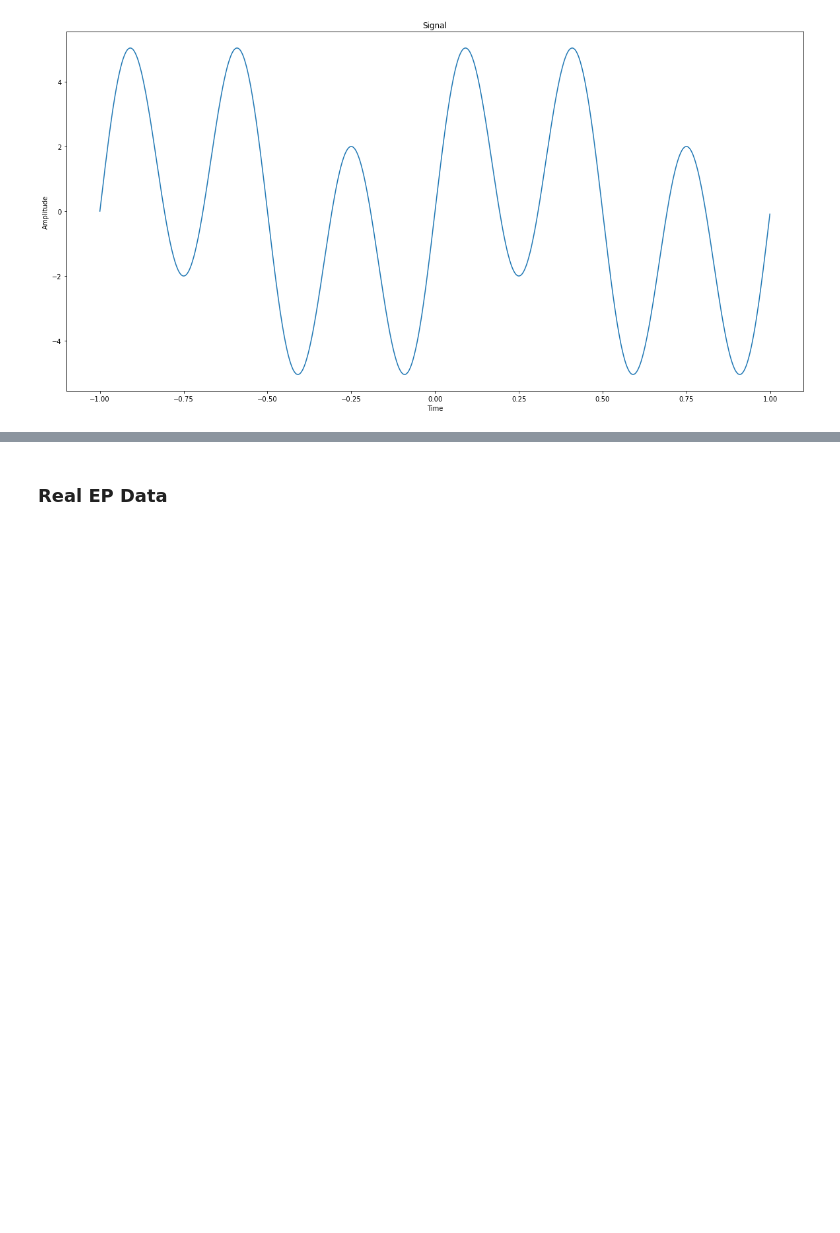
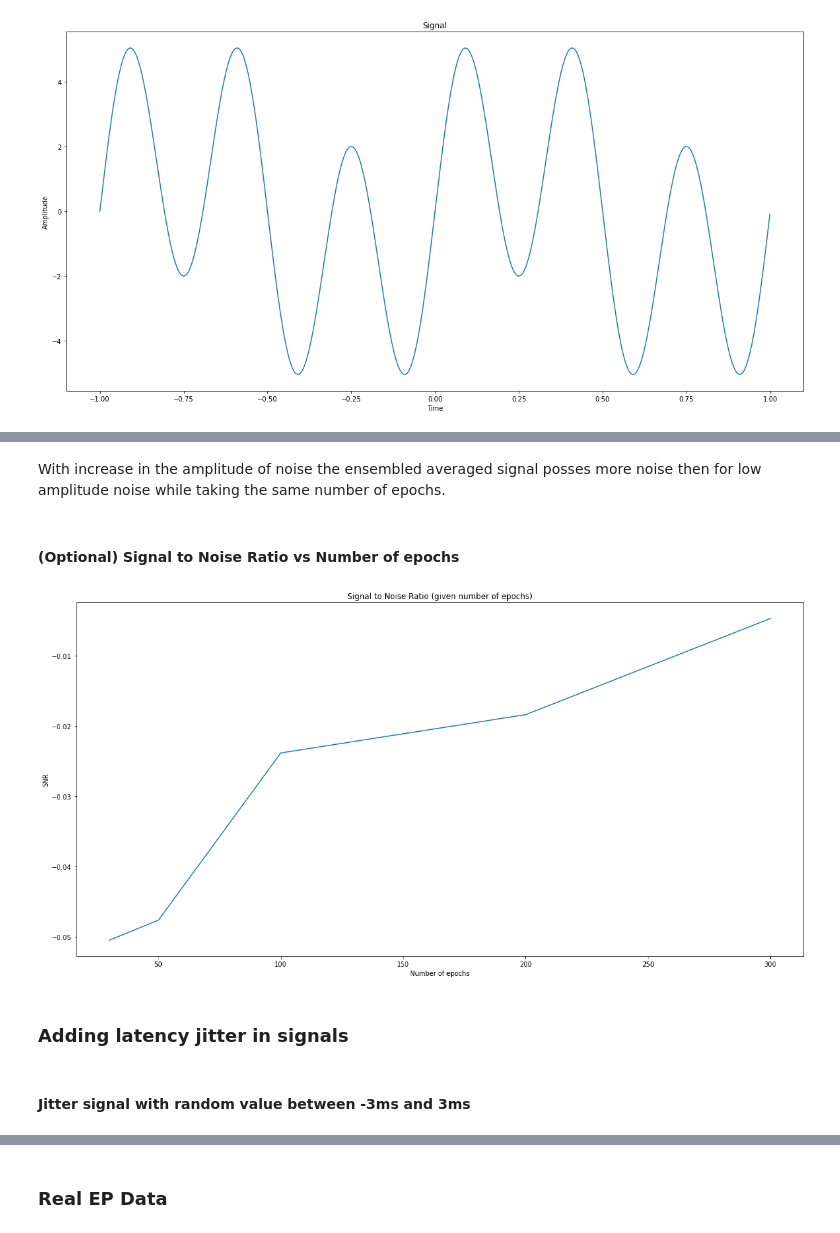
Before and after one commit to samar2605/BCI-Lab, a Jupyter notebook: Evoked Potentials/Evoked_potentials.ipynb, the cells around one changed output, grey strips where cells are left out. Cells and saved outputs as stored; diff of their text form; code cells hidden in the pictures; blank space fills up the shorter version.

```diff
--- a/Evoked Potentials/Evoked_potentials.ipynb
+++ b/Evoked Potentials/Evoked_potentials.ipynb
@@ -16 +25,7 @@ def ensemble_average(signal_samples, num_epoch):
+# %%
+def SignalToNoiseRatio(data, num_epoch):
+    data = np.array(data)
+    signal = num_epoch*np.mean(data)
+    noise = np.sqrt(num_epoch)*np.std(data)
+    return signal/noise
 # %% [markdown]
@@ -136,0 +161,21 @@ def jittered_sample(signal_samples, num_epoch):
+# %% [markdown]
+With increase in the amplitude of noise the ensembled averaged signal posses more noise then for low amplitude noise while taking the same number of epochs.
+# %% [markdown]
+#### (Optional) Signal to Noise Ratio vs Number of epochs
+# %%
+num_epoch = [30, 50, 100, 200, 300]
+snr =[]
+plt.figure(figsize= (20, 10))
+for i in range(0, len(num_epoch)):
+    snr.append(SignalToNoiseRatio(ensemble_average(signal_samples, num_epoch[i]), num_epoch[i]))
+plt.plot(num_epoch, snr)
+plt.title("Signal to Noise Ratio (given number of epochs)")
+plt.xlabel("Number of epochs")
+plt.ylabel("SNR")
+plt.show()
+# %% [output]
+[figure, added]
+# %% [markdown]
+### Adding latency jitter in signals
+# %% [markdown]
+#### Jitter signal with random value between -3ms and 3ms
```
Also changed, not shown: parts of 56 cells of this notebook, 1 other file.
